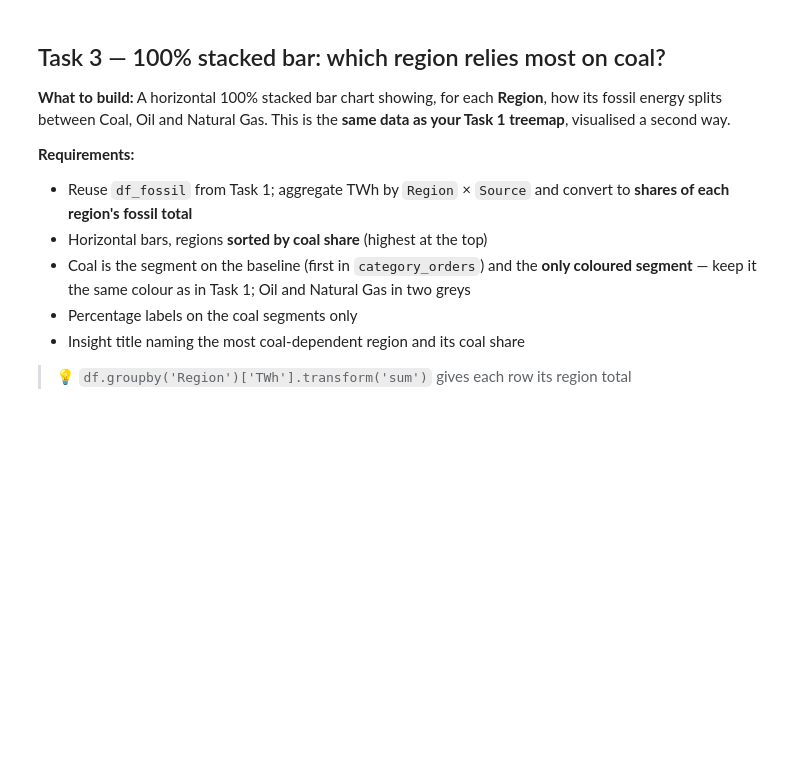
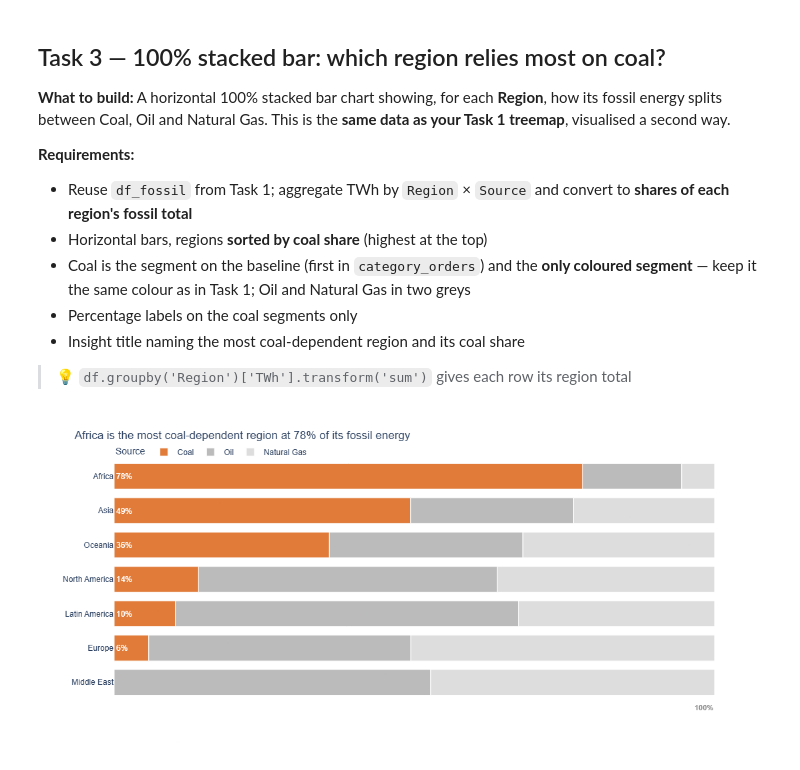
Before and after one commit to raj17-dev/dataviz-exercises-raj-ravindra-singh, a Jupyter notebook: week07/lecture07_exercise.ipynb, the cells around one changed output. Cells and saved outputs as stored; diff of their text form; code cells hidden in the pictures; blank space fills up the shorter version.

```diff
--- a/week07/lecture07_exercise.ipynb
+++ b/week07/lecture07_exercise.ipynb
@@ -92,6 +203,87 @@ Loaded: 103 rows
 # %%
 # Task 3
 # YOUR CODE HERE
+# Reuse fossil data from Task 1
+# Aggregate TWh by Region × Source
+# unstack/stack with fill_value=0 keeps regions with no coal (Middle East) as an explicit 0
+regional_fossil = (df_fossil.groupby(['Region', 'Source'])['TWh'].sum()
+                   .unstack(fill_value=0).stack()
+                   .rename('TWh').reset_index())
+
+# Convert to shares of each region's fossil total
+regional_fossil['Share'] = (regional_fossil['TWh'] /
+                             regional_fossil.groupby('Region')['TWh'].transform('sum'))
+
+# Calculate coal share per region for sorting
+coal_shares = regional_fossil.loc[regional_fossil['Source'] == 'Coal'].set_index('Region')['Share']
+region_order = coal_shares.sort_values(ascending=False).index.tolist()
+
+# Find the top coal-dependent region
+top_coal_region = region_order[0]
+top_coal_share = coal_shares[top_coal_region]
+
+# Prepare labels - only show percentage on Coal segments
+regional_fossil['Label'] = np.where(
+    regional_fossil['Source'] == 'Coal',
+    regional_fossil['Share'].map('{:.0%}'.format),
+    ''
+)
+
+# Color mapping: Coal in color (same as Task 1), Oil and Natural Gas in greys
+coal_accent_colors = {
+    'Coal': '#E07B39',         # orange — the accent (same as Task 1)
+    'Oil': '#BBBBBB',          # mid grey
+    'Natural Gas': '#DDDDDD',  # light grey
+}
+
+# Create 100% stacked horizontal bar chart
+fig = px.bar(
+    regional_fossil,
+    x='Share', y='Region',
+    color='Source',
+    text='Label',
+    color_discrete_map=coal_accent_colors,
+    category_orders={
+        'Region': region_order,
+        'Source': ['Coal', 'Oil', 'Natural Gas']  # Coal on baseline
+    },
+    labels={'Share': 'Share of fossil energy'},
+    height=500, width=1000,
+    template='plotly_white'
+)
+
+# Customisation
+fig.update_traces(
+    textposition='inside',
+    insidetextanchor='start',
+    textfont=dict(color='white', size=12, family='Arial'),
+    marker_line_color='white',
+    marker_line_width=1
+)
+
+fig.update_layout(
+    title=f'{top_coal_region} is the most coal-dependent region at {top_coal_share:.0%} of its fossil energy',
+    font=dict(family='Arial', size=12),
+    xaxis=dict(visible=False, range=[0, 1]),
+    yaxis=dict(title=''),
+    legend=dict(orientation='h', x=0, y=1.07),
+    bargap=0.25
+)
+
+# Mark the 100% end of scale
+fig.add_annotation(
+    x=1, y=0,
+    xref='x', yref='paper',
+    xanchor='right', yanchor='top',
+    yshift=-4,
+    text='100%',
+    showarrow=False,
+    font=dict(size=11, color='grey')
+)
+
+fig.show()
+# %% [output]
+[figure, added]
 # %% [markdown]
 ### Task 3 — reflection
 
```
Also changed, not shown: parts of 4 cells of this notebook.
